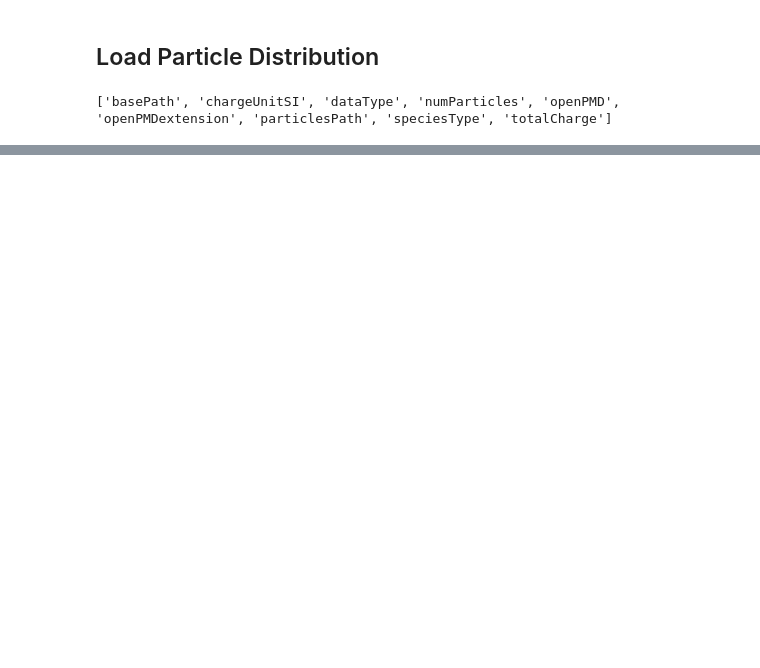
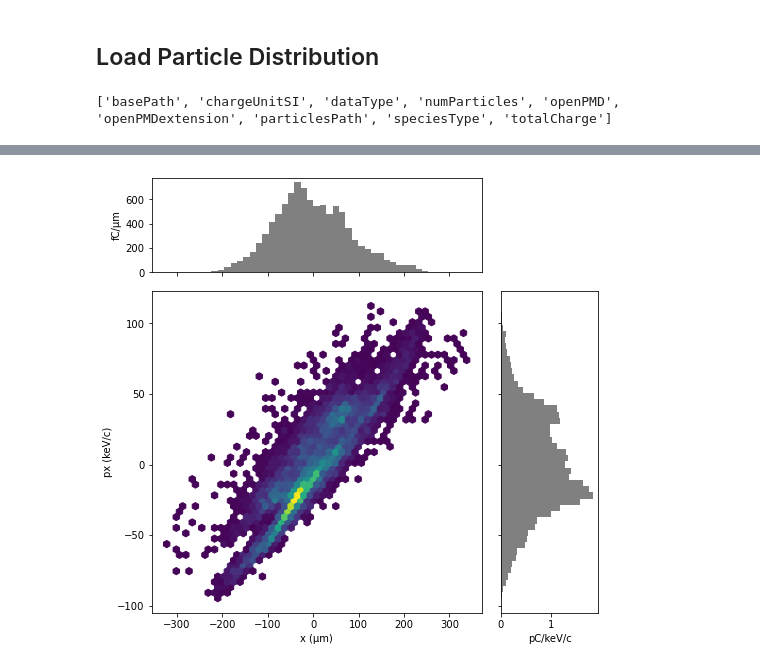
Before and after one commit to slaclab/simple_xopt_example, a Jupyter notebook: elegant_example/xopt_elegant_example.ipynb, the cells around one changed output, grey strips where cells are left out. Saved outputs shown, nothing was run; the diff lists cells and outputs as text; code cells hidden in the pictures; blank space fills up the shorter version.

```diff
--- a/elegant_example/xopt_elegant_example.ipynb
+++ b/elegant_example/xopt_elegant_example.ipynb
@@ -245,0 +281,4 @@ P.plot('delta_t', 'delta_pz')
+# %%
+P.plot('x', 'px', figsize=(8,8))
+# %% [output]
+[figure, added]
```
Also changed, not shown: parts of 19 cells of this notebook, 1 other file.
